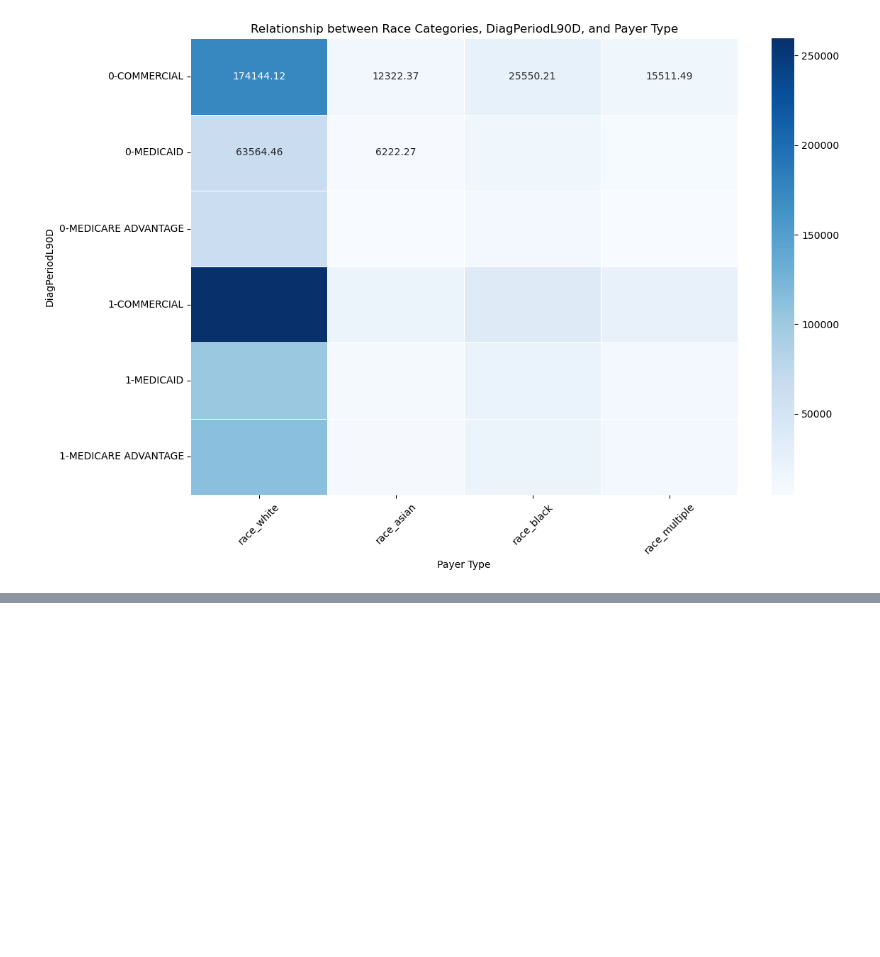
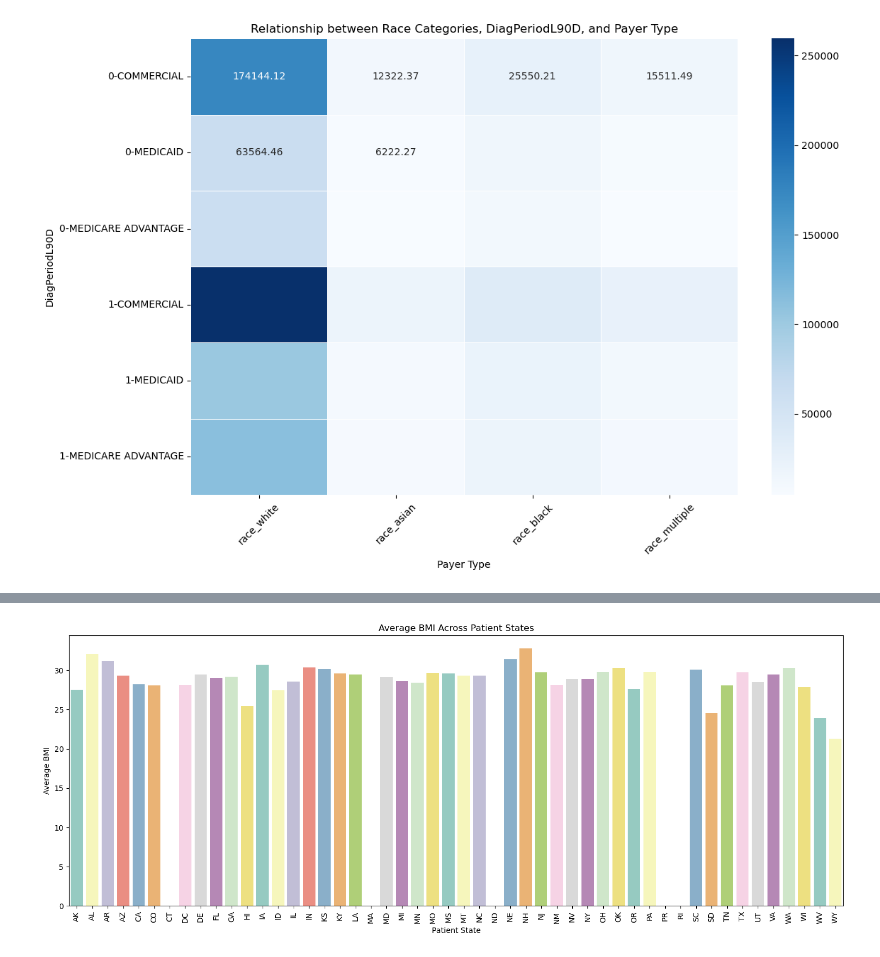
Before and after one commit to IonasAndreea/Data-Analysis_Python, a Jupyter notebook: Untitled.ipynb, the cells around one changed output, grey strips where cells are left out. Cells and saved outputs as stored; diff of their text form; code cells hidden in the pictures; blank space fills up the shorter version.

```diff
--- a/Untitled.ipynb
+++ b/Untitled.ipynb
@@ -519,0 +527,14 @@ else:
+# %%
+import seaborn as sns
+import matplotlib.pyplot as plt
+avg_bmi_by_state = train_data.groupby('patient_state')['bmi'].mean().reset_index()
+plt.figure(figsize=(15, 6))
+sns.barplot(x='patient_state', y='bmi', data=avg_bmi_by_state, palette='Set3')
+plt.title('Average BMI Across Patient States')
+plt.xlabel('Patient State')
+plt.ylabel('Average BMI')
+plt.xticks(rotation=90)
+plt.tight_layout()
+plt.show()
+# %% [output]
+[figure, added]
```
Also changed, not shown: parts of 30 cells of this notebook.
